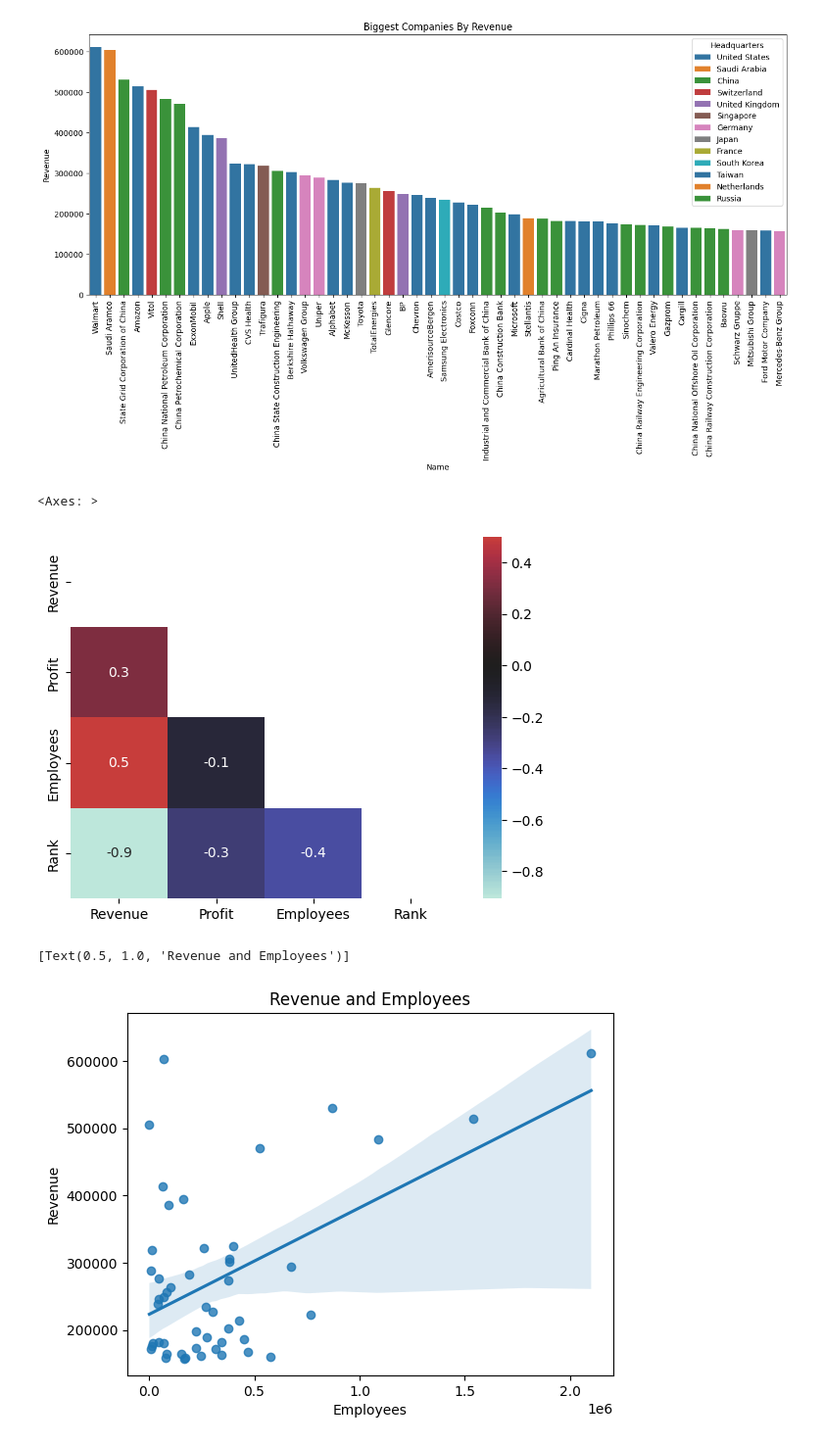
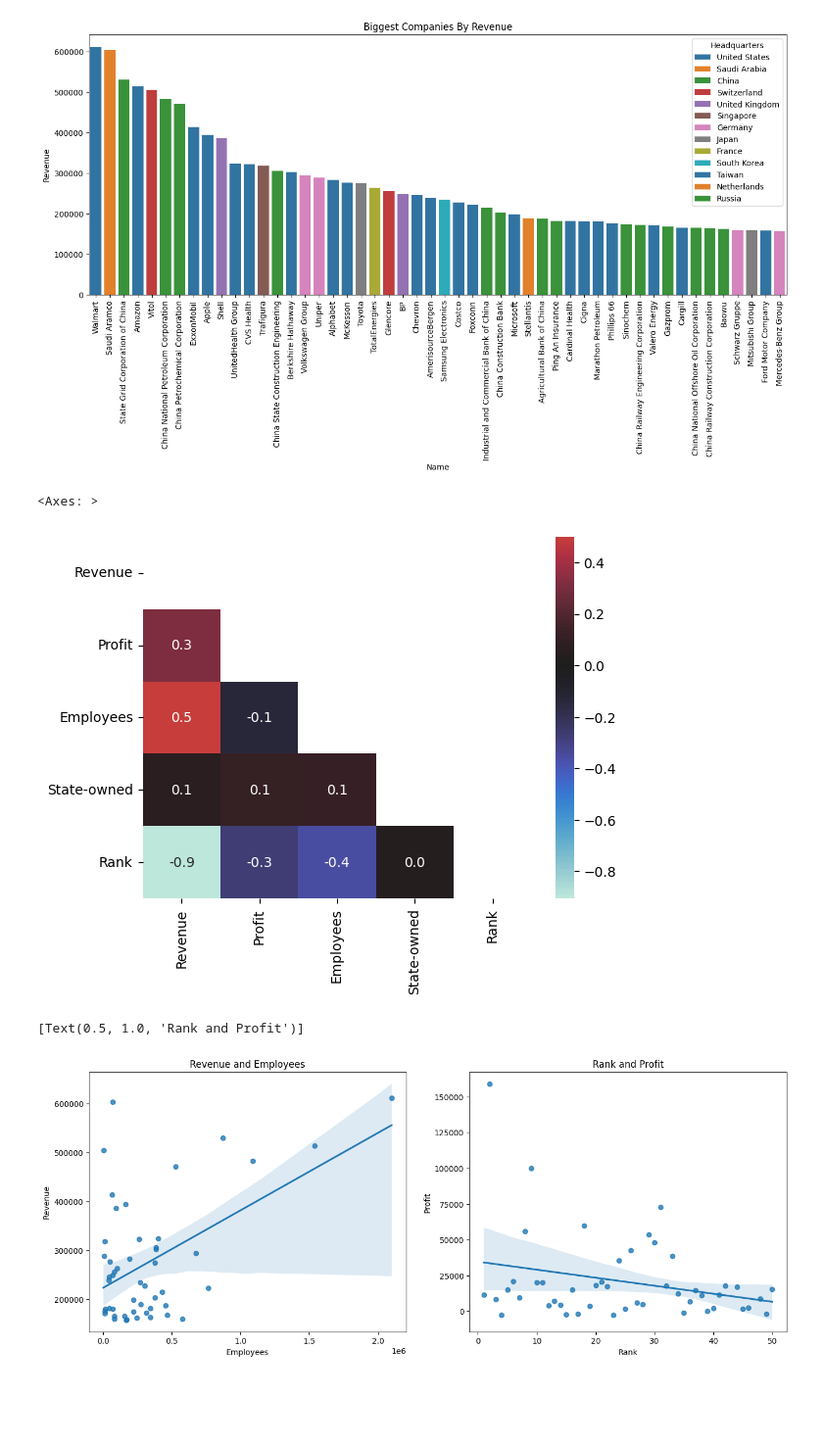
Before and after one commit to Ednaxx/Web-Data-Scraping, a Jupyter notebook: LargestCompaniesByRevenue2023.ipynb, the cells around one changed output. Shown: that part at 98% size. Saved outputs shown, nothing was run; the diff lists cells and outputs as text; code cells hidden in the pictures; blank space fills up the shorter version.

Commit message:
Finished companiesRevenue and parsing SolarSystemObjects

```diff
--- a/LargestCompaniesByRevenue2023.ipynb
+++ b/LargestCompaniesByRevenue2023.ipynb
@@ -116,6 +101,8 @@ df = pd.DataFrame(matrix, columns=headers[1:], index=ids)
 df[headers[0]] = ids
 
 df[["Revenue", "Profit", "Employees", "Rank"]] = df[["Revenue", "Profit", "Employees", "Rank"]].apply(pd.to_numeric, errors='coerce')
+# %%
+df['State-owned'] = df['State-owned'].apply(lambda x: 1 if x == "Yes" else 0)
 # %% [markdown]
 Save csv for backup
 # %%
@@ -192,10 +181,12 @@ mask = np.triu(np.ones_like(corr, dtype=bool))
 sns.heatmap(corr, mask=mask, annot=True, fmt=".1f", center=0)
 # %% [output]
 <Axes: >
-[figure, old version]
+[figure, new version]
 # %%
-ax = sns.regplot(data=df, x="Employees", y="Revenue")
-ax.set(title="Revenue and Employees")
+fig, ax = plt.subplots(1,2, figsize=(16,6))
+
+sns.regplot(data=df, x="Employees", y="Revenue", ax=ax[0]).set(title="Revenue and Employees")
+sns.regplot(data=df, x="Rank", y="Profit", ax=ax[1]).set(title="Rank and Profit")
 # %% [output]
-[Text(0.5, 1.0, 'Revenue and Employees')]
+[Text(0.5, 1.0, 'Rank and Profit')]
-[figure, old version]
+[figure, new version]
```
Also changed, not shown: parts of 8 cells of this notebook, 2 other files.
